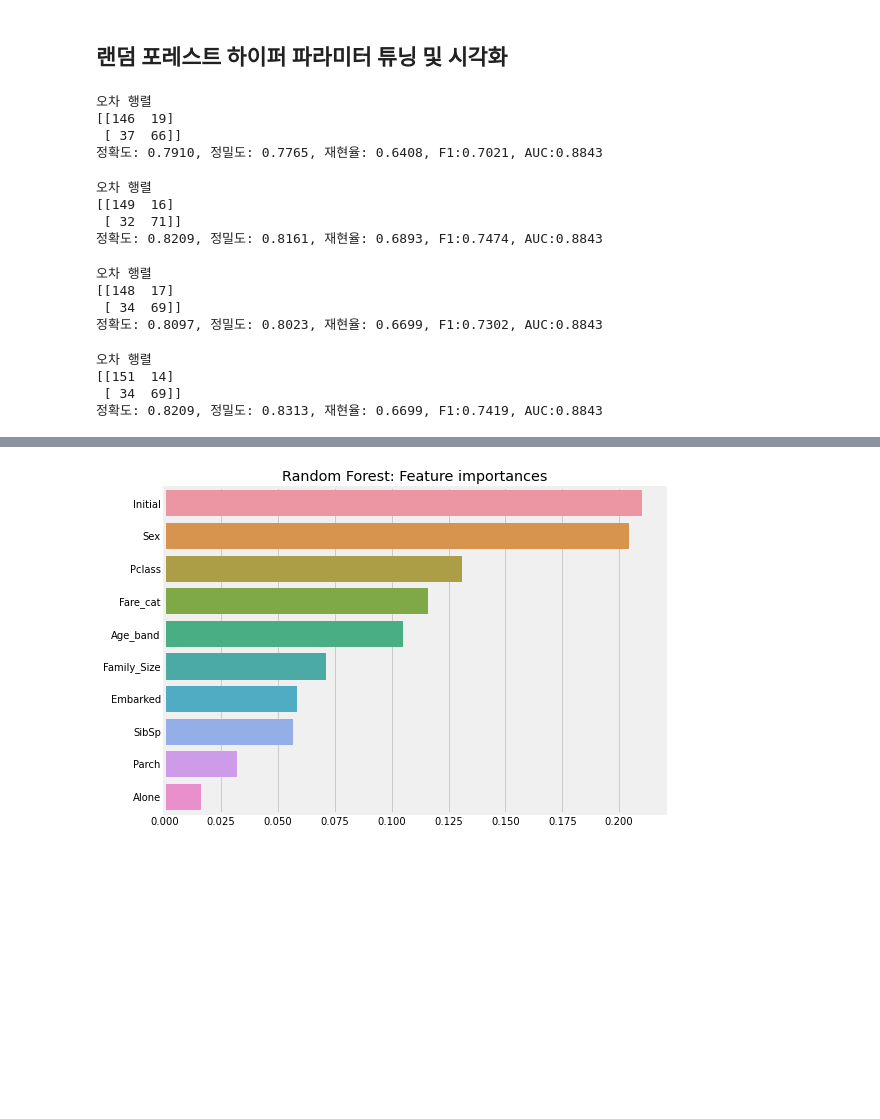
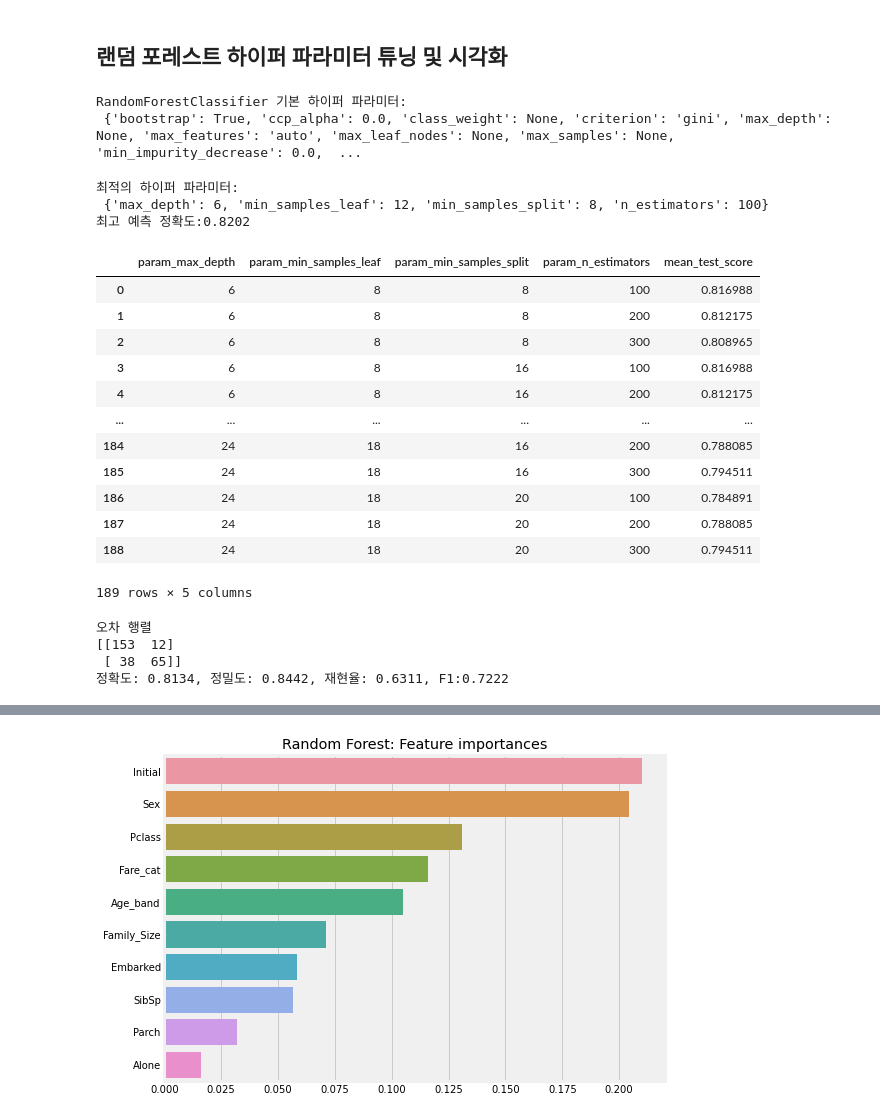
Before and after one commit to wrkurdrm/esaa, a Jupyter notebook: ob_1st_project_나현.ipynb, the cells around one changed output, grey strips where cells are left out. Cells and saved outputs as stored; diff of their text form; code cells hidden in the pictures; blank space fills up the shorter version.

```diff
--- a/ob_1st_project_나현.ipynb
+++ b/ob_1st_project_나현.ipynb
@@ -431,3 +431,8 @@ X=data[data.columns[1:]]
 Y=data['Survived']
 # %% [markdown]
 ## 랜덤 포레스트 하이퍼 파라미터 튜닝 및 시각화
+# %%
+print('RandomForestClassifier 기본 하이퍼 파라미터:\n', rf_clf.get_params())
+# %% [output]
+RandomForestClassifier 기본 하이퍼 파라미터:
+ {'bootstrap': True, 'ccp_alpha': 0.0, 'class_weight': None, 'criterion': 'gini', 'max_depth': None, 'max_features': 'auto', 'max_leaf_nodes': None, 'max_samples': None, 'min_impurity_decrease': 0.0,  ...
@@ -434,40 +441,41 @@ Y=data['Survived']
+# %%
+
+params={'n_estimators':[100,200,300],'max_depth':[6,8,10,12,16,20,24],'min_samples_leaf':[8,12,18],'min_samples_split':[8,16,20]}
+
+rf_clf=RandomForestClassifier(random_state=0,n_jobs=-1)
+grid_cv=GridSearchCV(rf_clf,param_grid=params,cv=5,n_jobs=-1)
+grid_cv.fit(train_X, train_Y)
+
+print('최적의 하이퍼 파라미터:\n',grid_cv.best_params_)
+print('최고 예측 정확도:{0:.4f}'.format(grid_cv.best_score_))
+# %% [output]
+최적의 하이퍼 파라미터:
+ {'max_depth': 6, 'min_samples_leaf': 12, 'min_samples_split': 8, 'n_estimators': 100}
+최고 예측 정확도:0.8202
+# %%
+cv_results_df = pd.DataFrame(grid_cv.cv_results_)
+cv_results_df[['param_max_depth','param_min_samples_leaf','param_min_samples_split','param_n_estimators','mean_test_score']]
+# %% [output]
+|  | param_max_depth | param_min_samples_leaf | param_min_samples_split | param_n_estimators | mean_test_score |
+| 0 | 6 | 8 | 8 | 100 | 0.816988 |
+| 1 | 6 | 8 | 8 | 200 | 0.812175 |
+| 2 | 6 | 8 | 8 | 300 | 0.808965 |
+| 3 | 6 | 8 | 16 | 100 | 0.816988 |
+| 4 | 6 | 8 | 16 | 200 | 0.812175 |
+| ... | ... | ... | ... | ... | ... |
+| 184 | 24 | 18 | 16 | 200 | 0.788085 |
+| 185 | 24 | 18 | 16 | 300 | 0.794511 |
+| 186 | 24 | 18 | 20 | 100 | 0.784891 |
+| 187 | 24 | 18 | 20 | 200 | 0.788085 |
+| 188 | 24 | 18 | 20 | 300 | 0.794511 |
+189 rows × 5 columns
 # %%
-model=RandomForestClassifier(n_estimators=10)
+model=RandomForestClassifier(n_estimators=100, max_depth=6,min_samples_leaf=12,min_samples_split=8)
 model.fit(train_X,train_Y)
-prediction1=model.predict(test_X)
-get_clf_eval(test_Y, prediction1)
+prediction10=model.predict(test_X)
+get_clf_eval(test_Y, prediction10)
 # %% [output]
 오차 행렬
-[[146  19]
- [ 37  66]]
-정확도: 0.7910, 정밀도: 0.7765, 재현율: 0.6408, F1:0.7021, AUC:0.8843
+[[153  12]
+ [ 38  65]]
+정확도: 0.8134, 정밀도: 0.8442, 재현율: 0.6311, F1:0.7222
-# %%
-model=RandomForestClassifier(n_estimators=20)
-model.fit(train_X,train_Y)
-prediction2=model.predict(test_X)
-get_clf_eval(test_Y, prediction2)
-# %% [output]
-오차 행렬
-[[149  16]
- [ 32  71]]
-정확도: 0.8209, 정밀도: 0.8161, 재현율: 0.6893, F1:0.7474, AUC:0.8843
-# %%
-model=RandomForestClassifier(n_estimators=30)
-model.fit(train_X,train_Y)
-prediction3=model.predict(test_X)
-get_clf_eval(test_Y, prediction3)
-# %% [output]
-오차 행렬
-[[148  17]
- [ 34  69]]
-정확도: 0.8097, 정밀도: 0.8023, 재현율: 0.6699, F1:0.7302, AUC:0.8843
-# %%
-model=RandomForestClassifier(n_estimators=40)
-model.fit(train_X,train_Y)
-prediction4=model.predict(test_X)
-get_clf_eval(test_Y, prediction4)
-# %% [output]
-오차 행렬
-[[151  14]
- [ 34  69]]
-정확도: 0.8209, 정밀도: 0.8313, 재현율: 0.6699, F1:0.7419, AUC:0.8843
```
Also changed, not shown: parts of 17 cells of this notebook.
